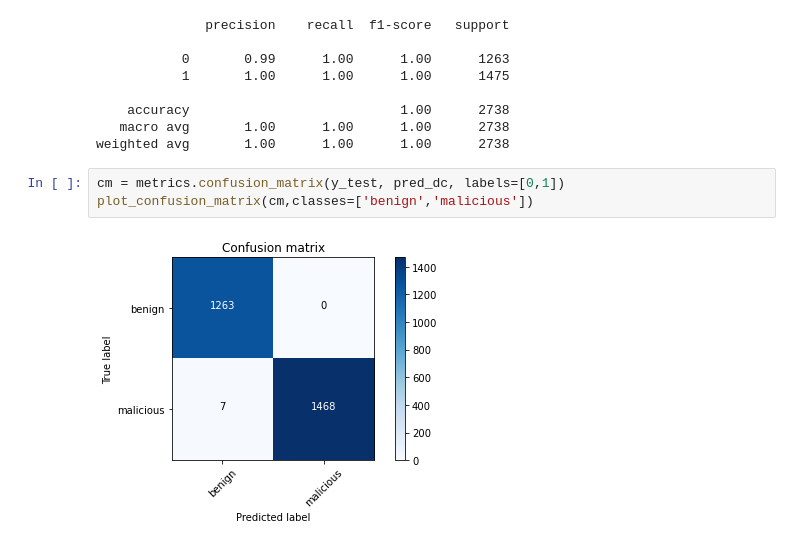
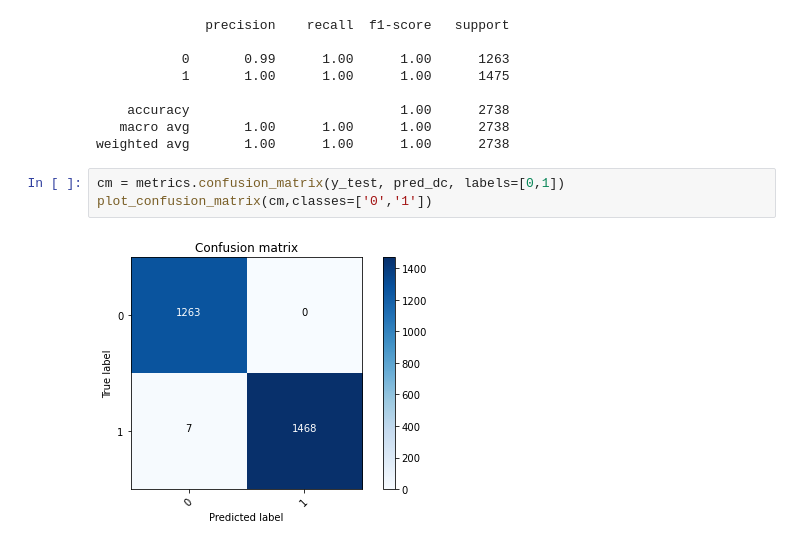
Before and after one commit to alphabeta2206/Mal_URL, a Jupyter notebook: Cross-site/Tfidf.ipynb, the cells around one changed output. Cells and saved outputs as stored; diff of their text form.

```diff
--- a/Cross-site/Tfidf.ipynb
+++ b/Cross-site/Tfidf.ipynb
@@ -178,6 +178,6 @@ print(classification_report(y_test,pred_dc))
 weighted avg       1.00      1.00      1.00      2738
 # %%
 cm = metrics.confusion_matrix(y_test, pred_dc, labels=[0,1])
-plot_confusion_matrix(cm,classes=['benign','malicious'])
+plot_confusion_matrix(cm,classes=['0','1'])
 # %% [output]
-[figure, old version]
+[figure, new version]
```
Also changed, not shown: parts of 7 cells of this notebook, 6 other files.
